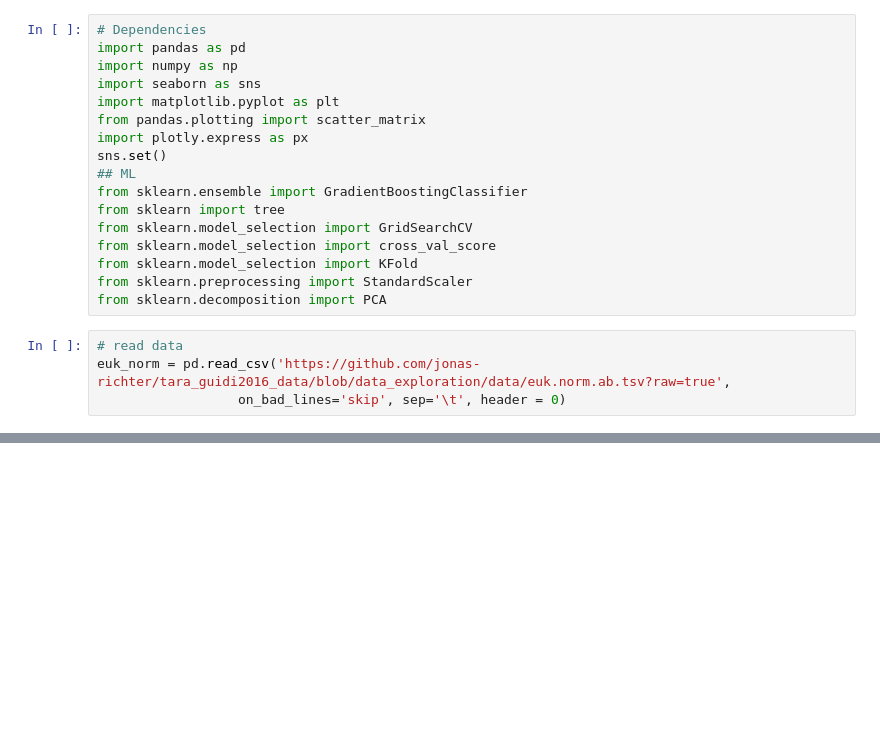
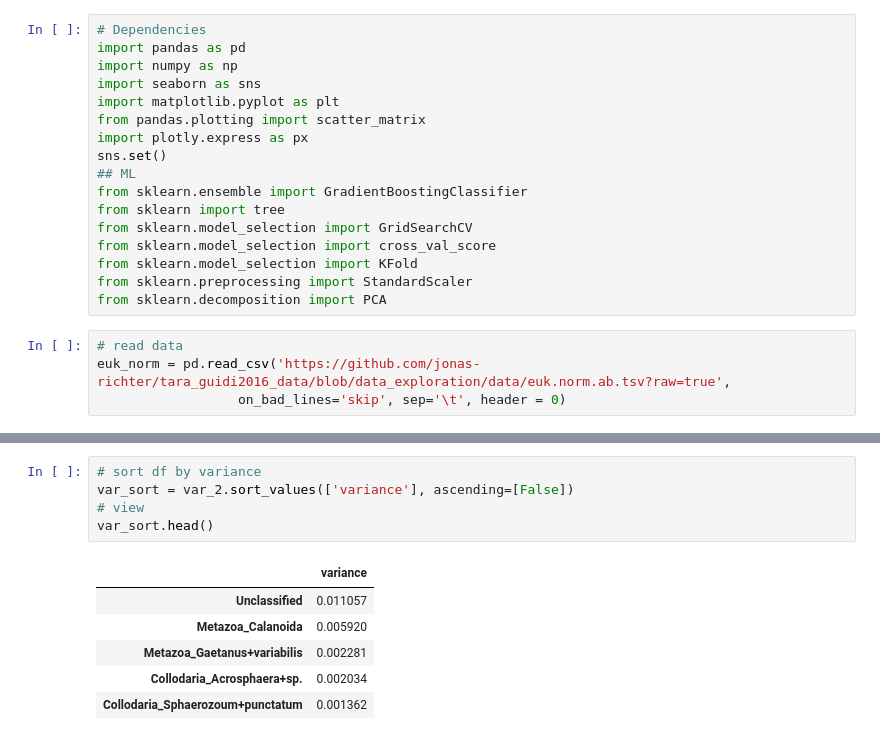
Before and after one commit to jonas-richter/tara_guidi2016_data, a Jupyter notebook: Eukaryote_abundance.ipynb, the cells around one changed output, grey strips where cells are left out. Drawn from its saved outputs; the diff is of its cells as text; blank space fills up the shorter version.

```diff
--- a/Eukaryote_abundance.ipynb
+++ b/Eukaryote_abundance.ipynb
@@ -53,0 +100,12 @@ px.imshow(euk_norm_2, aspect = 0.2)
+# %%
+# sort df by variance
+var_sort = var_2.sort_values(['variance'], ascending=[False])
+# view
+var_sort.head()
+# %% [output]
+|  | variance |
+| Unclassified | 0.011057 |
+| Metazoa_Calanoida | 0.005920 |
+| Metazoa_Gaetanus+variabilis | 0.002281 |
+| Collodaria_Acrosphaera+sp. | 0.002034 |
+| Collodaria_Sphaerozoum+punctatum | 0.001362 |
```
Also changed, not shown: parts of 10 cells of this notebook.
